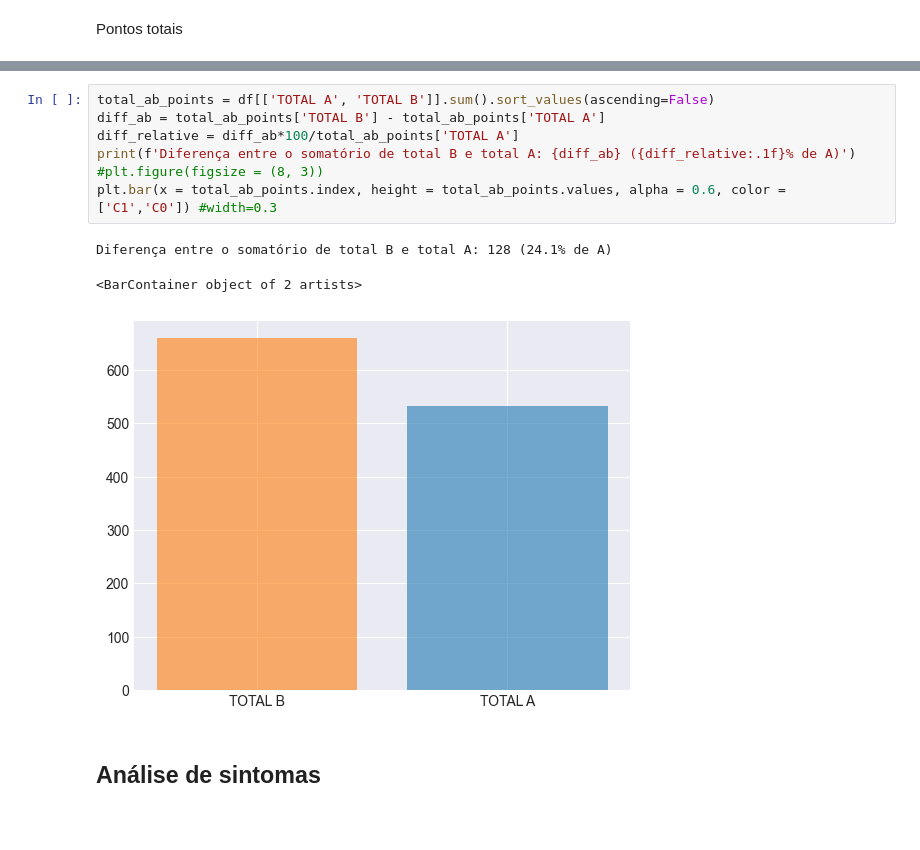
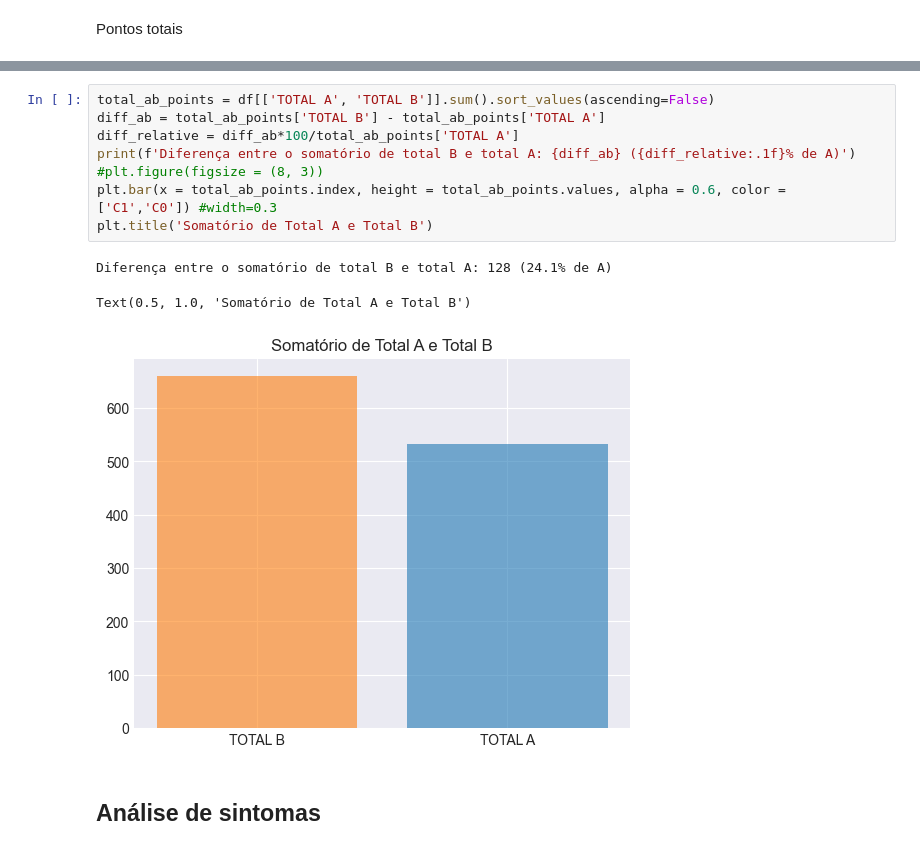
Before and after one commit to cabrau/tdah-drug-dependency, a Jupyter notebook: tdah.ipynb, the cells around one changed output, grey strips where cells are left out. Drawn from its saved outputs; the diff is of its cells as text; blank space fills up the shorter version.

```diff
--- a/tdah.ipynb
+++ b/tdah.ipynb
@@ -218,14 +269,15 @@ Pontos totais
 # %%
 total_ab_points = df[['TOTAL A', 'TOTAL B']].sum().sort_values(ascending=False)
 diff_ab = total_ab_points['TOTAL B'] - total_ab_points['TOTAL A']
 diff_relative = diff_ab*100/total_ab_points['TOTAL A']
 print(f'Diferença entre o somatório de total B e total A: {diff_ab} ({diff_relative:.1f}% de A)')
 #plt.figure(figsize = (8, 3))
 plt.bar(x = total_ab_points.index, height = total_ab_points.values, alpha = 0.6, color = ['C1','C0']) #width=0.3
+plt.title('Somatório de Total A e Total B')
 # %% [output]
 Diferença entre o somatório de total B e total A: 128 (24.1% de A)
-<BarContainer object of 2 artists>
+Text(0.5, 1.0, 'Somatório de Total A e Total B')
-[figure, old version]
+[figure, new version]
 # %% [markdown]
 ## Análise de sintomas
 # %% [markdown]
```
Also changed, not shown: parts of 18 cells of this notebook.
